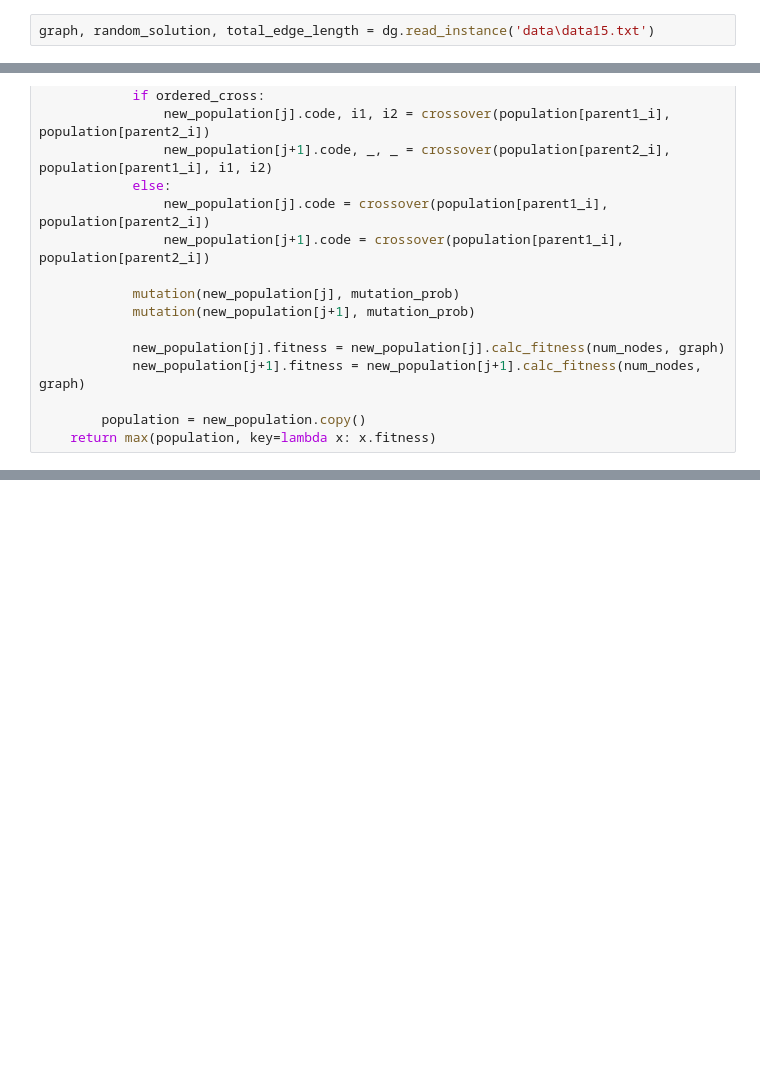
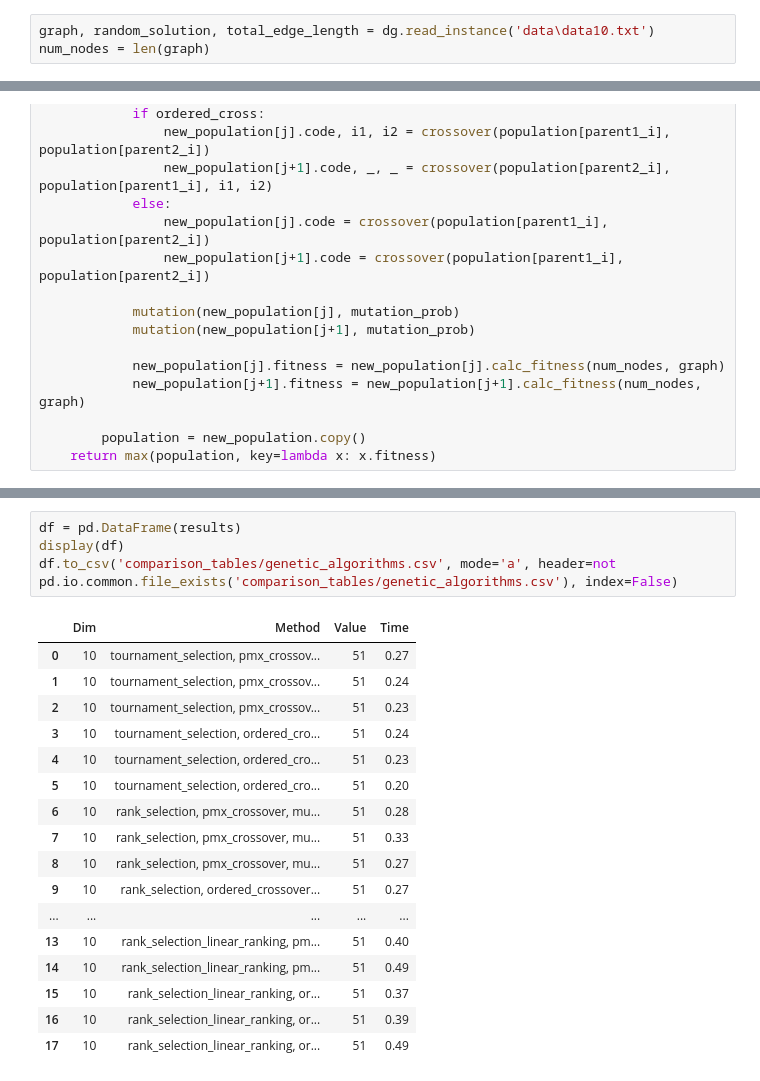
Before and after one commit to JohnMcCodeman5/classified_ri, a Jupyter notebook: genetic_algorithms.ipynb, the cells around one changed output, grey strips where cells are left out. Cells and saved outputs as stored; diff of their text form; blank space fills up the shorter version.

Commit message:
implemented comparisom table generator, made some minor changes to modules

```diff
--- a/genetic_algorithms.ipynb
+++ b/genetic_algorithms.ipynb
@@ -8,5 +9,6 @@ import data_generation as dg
 # %%
-graph, random_solution, total_edge_length = dg.read_instance('data\data15.txt')
+graph, random_solution, total_edge_length = dg.read_instance('data\data10.txt')
+num_nodes = len(graph)
 # %%
 class Individual:
     def __init__(self, num_nodes, graph):
@@ -253,0 +296,22 @@ rank_selection_linear_ranking ordered_crossover mutation_scramble  :  [10, 5, 12
+# %%
+df = pd.DataFrame(results)
+display(df)
+df.to_csv('comparison_tables/genetic_algorithms.csv', mode='a', header=not pd.io.common.file_exists('comparison_tables/genetic_algorithms.csv'), index=False)
+# %% [output]
+|  | Dim | Method | Value | Time |
+| 0 | 10 | tournament_selection, pmx_crossov... | 51 | 0.27 |
+| 1 | 10 | tournament_selection, pmx_crossov... | 51 | 0.24 |
+| 2 | 10 | tournament_selection, pmx_crossov... | 51 | 0.23 |
+| 3 | 10 | tournament_selection, ordered_cro... | 51 | 0.24 |
+| 4 | 10 | tournament_selection, ordered_cro... | 51 | 0.23 |
+| 5 | 10 | tournament_selection, ordered_cro... | 51 | 0.20 |
+| 6 | 10 | rank_selection, pmx_crossover, mu... | 51 | 0.28 |
+| 7 | 10 | rank_selection, pmx_crossover, mu... | 51 | 0.33 |
+| 8 | 10 | rank_selection, pmx_crossover, mu... | 51 | 0.27 |
+| 9 | 10 | rank_selection, ordered_crossover... | 51 | 0.27 |
+| ... | ... | ... | ... | ... |
+| 13 | 10 | rank_selection_linear_ranking, pm... | 51 | 0.40 |
+| 14 | 10 | rank_selection_linear_ranking, pm... | 51 | 0.49 |
+| 15 | 10 | rank_selection_linear_ranking, or... | 51 | 0.37 |
+| 16 | 10 | rank_selection_linear_ranking, or... | 51 | 0.39 |
+| 17 | 10 | rank_selection_linear_ranking, or... | 51 | 0.49 |
```
Also changed, not shown: parts of 4 cells of this notebook, 21 other files.
